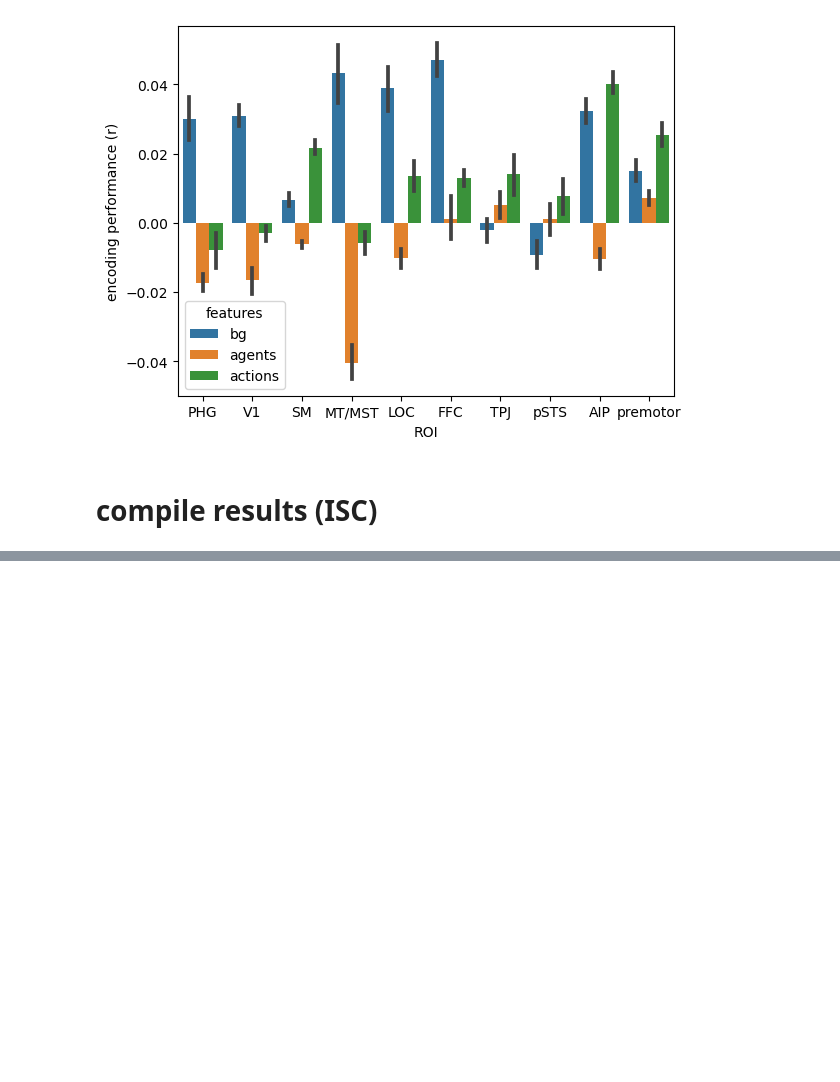
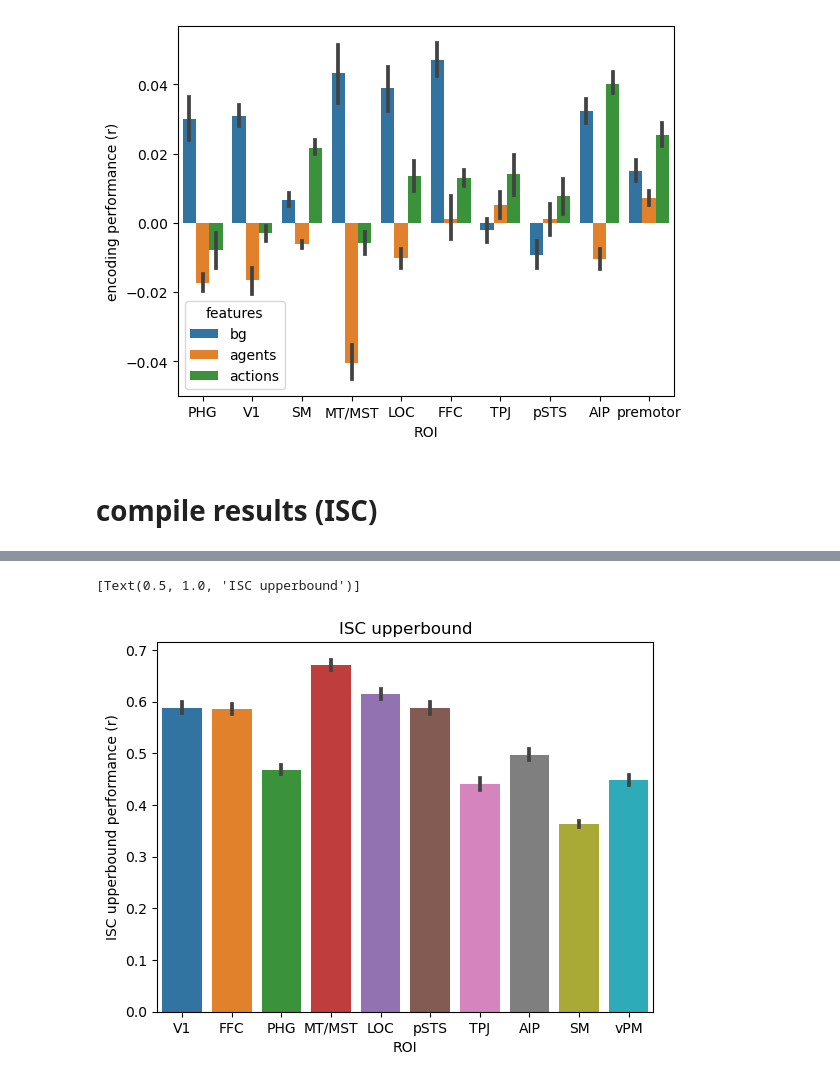
Before and after one commit to jungheejung/life-encoding, a Jupyter notebook: scripts/HCP-MMP/step02_extractcorr.ipynb, the cells around one changed output, grey strips where cells are left out. Drawn from its saved outputs; the diff is of its cells as text; code cells hidden in the pictures; blank space fills up the shorter version.

```diff
--- a/scripts/HCP-MMP/step02_extractcorr.ipynb
+++ b/scripts/HCP-MMP/step02_extractcorr.ipynb
@@ -266,0 +396,10 @@ for subject in subjects:
+# %%
+#hue = features
+sns.barplot(x="ROI",
+              y="ISC upperbound performance (r)",
+              # hue="features",
+              data=isc_upperdf
+            ).set(title='ISC upperbound')
+# %% [output]
+[Text(0.5, 1.0, 'ISC upperbound')]
+[figure, added]
```
Also changed, not shown: parts of 19 cells of this notebook.
